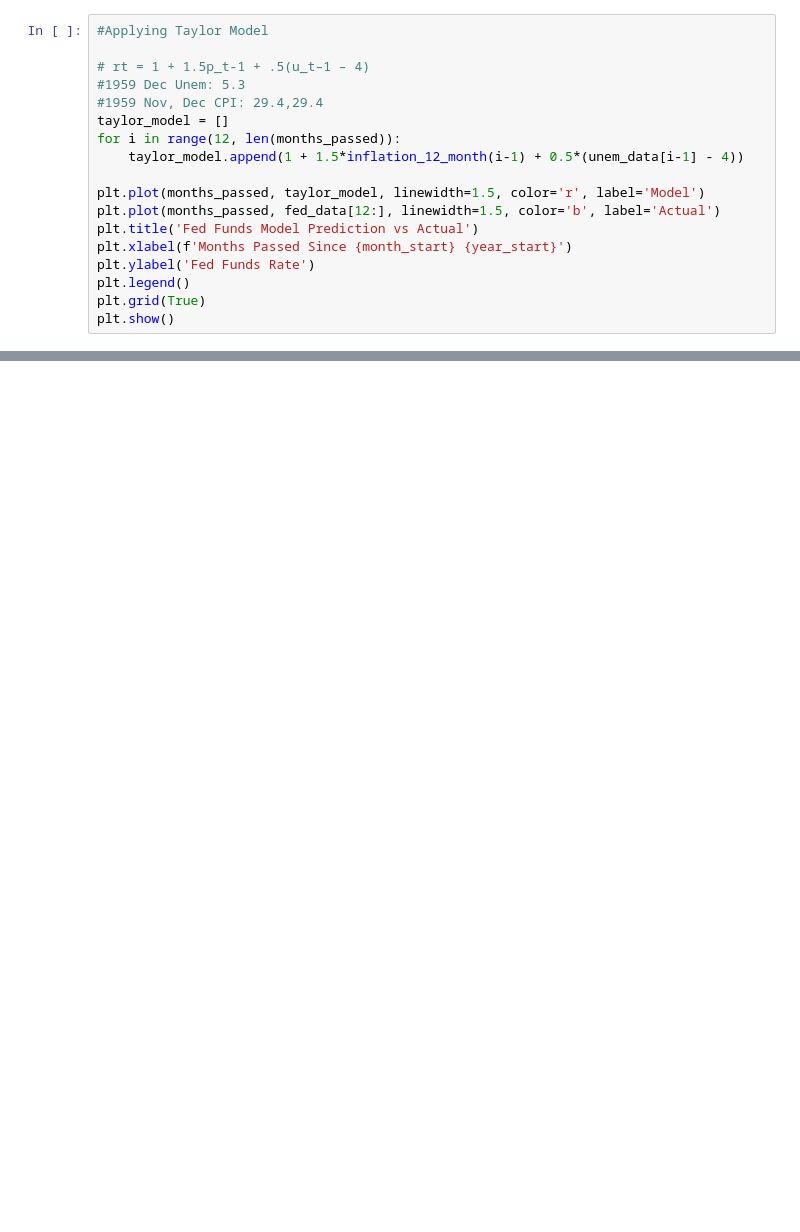
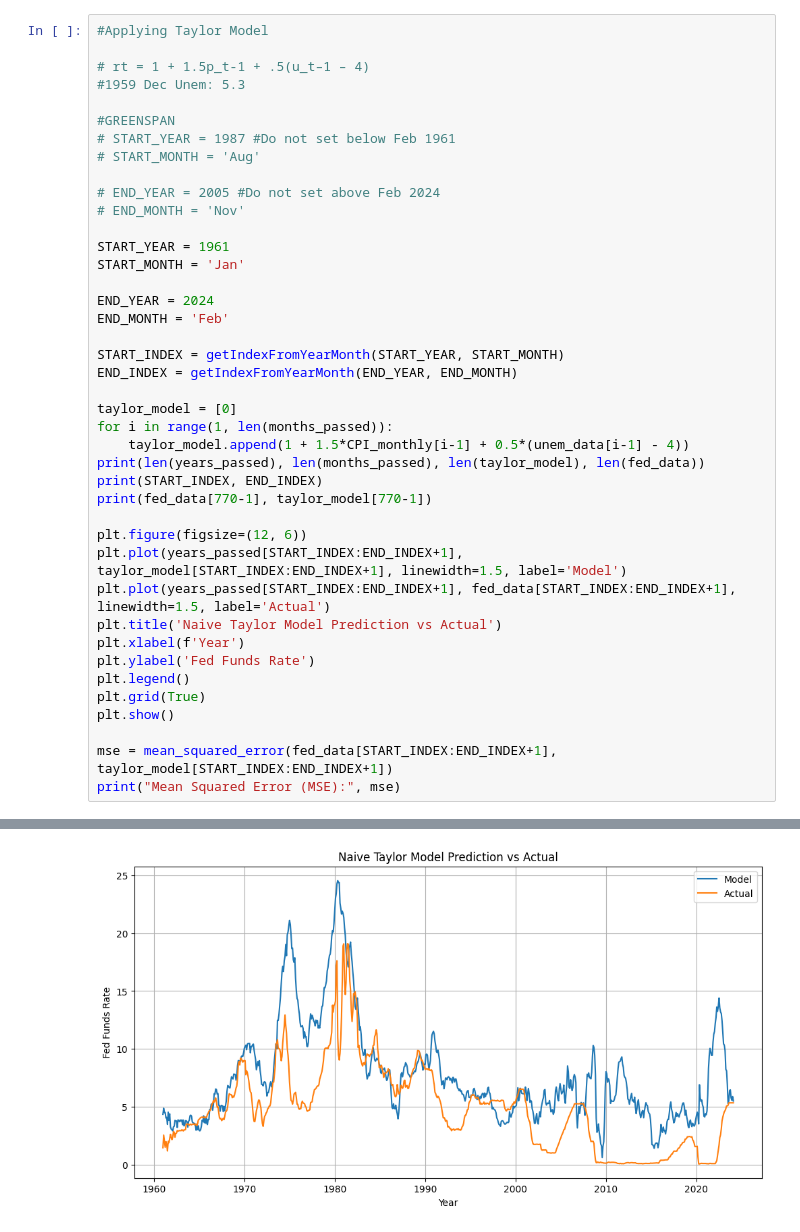
Before and after one commit to landy8697/FedFundsPrediction, a Jupyter notebook: Data_Organization/plotting.ipynb, the cells around one changed output, grey strips where cells are left out. Cells and saved outputs as stored; diff of their text form; blank space fills up the shorter version.

Commit message:
Adding the Econometric Model and the Neural Nework model

```diff
--- a/Data_Organization/plotting.ipynb
+++ b/Data_Organization/plotting.ipynb
@@ -68,17 +88,40 @@ plt.show()
 
 # rt = 1 + 1.5p_t-1 + .5(u_t–1 – 4)
 #1959 Dec Unem: 5.3
-#1959 Nov, Dec CPI: 29.4,29.4
-taylor_model = []
-for i in range(12, len(months_passed)):
-    taylor_model.append(1 + 1.5*inflation_12_month(i-1) + 0.5*(unem_data[i-1] - 4))
 
-plt.plot(months_passed, taylor_model, linewidth=1.5, color='r', label='Model')
-plt.plot(months_passed, fed_data[12:], linewidth=1.5, color='b', label='Actual')
-plt.title('Fed Funds Model Prediction vs Actual')
-plt.xlabel(f'Months Passed Since {month_start} {year_start}')
+#GREENSPAN
+# START_YEAR = 1987 #Do not set below Feb 1961
+# START_MONTH = 'Aug'
+
+# END_YEAR = 2005 #Do not set above Feb 2024
+# END_MONTH = 'Nov'
+
+START_YEAR = 1961
+START_MONTH = 'Jan'
+
+END_YEAR = 2024
+END_MONTH = 'Feb'
+
+START_INDEX = getIndexFromYearMonth(START_YEAR, START_MONTH)
+END_INDEX = getIndexFromYearMonth(END_YEAR, END_MONTH)
+
+taylor_model = [0]
+for i in range(1, len(months_passed)):
+    taylor_model.append(1 + 1.5*CPI_monthly[i-1] + 0.5*(unem_data[i-1] - 4))
+print(len(years_passed), len(months_passed), len(taylor_model), len(fed_data))
+print(START_INDEX, END_INDEX)
+print(fed_data[770-1], taylor_model[770-1])
+
+plt.figure(figsize=(12, 6))
+plt.plot(years_passed[START_INDEX:END_INDEX+1], taylor_model[START_INDEX:END_INDEX+1], linewidth=1.5, label='Model')
+plt.plot(years_passed[START_INDEX:END_INDEX+1], fed_data[START_INDEX:END_INDEX+1], linewidth=1.5, label='Actual')
+plt.title('Naive Taylor Model Prediction vs Actual')
+plt.xlabel(f'Year')
 plt.ylabel('Fed Funds Rate')
 plt.legend()
 plt.grid(True)
 plt.show()
+
+mse = mean_squared_error(fed_data[START_INDEX:END_INDEX+1], taylor_model[START_INDEX:END_INDEX+1])
+print("Mean Squared Error (MSE):", mse)
 # %% [output]
@@ -85,0 +131 @@ IndexError: list index out of range
+[figure, added]
```
Also changed, not shown: parts of 8 cells of this notebook.
